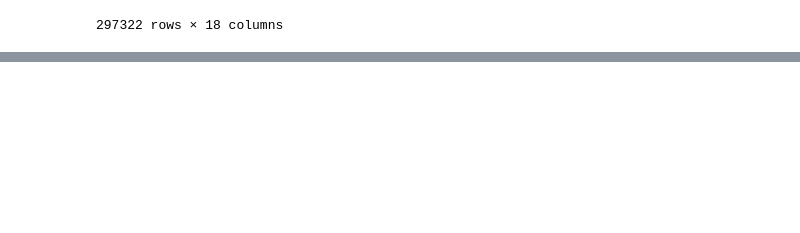
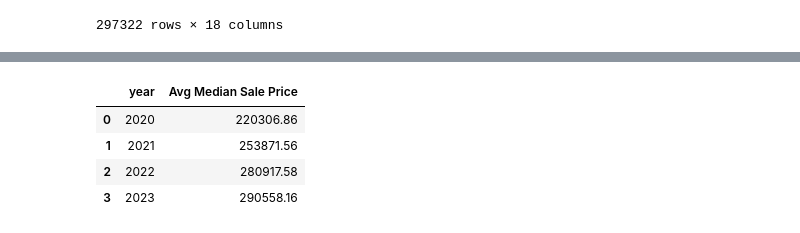
Before and after one commit to mvenegas011/Project1_Group7, a Jupyter notebook: Metro_Homes.ipynb, the cells around one changed output, grey strips where cells are left out. Cells and saved outputs as stored; diff of their text form; code cells hidden in the pictures; blank space fills up the shorter version.

```diff
--- a/Metro_Homes.ipynb
+++ b/Metro_Homes.ipynb
@@ -270,0 +293,13 @@ df_homes2_hometype
+# %%
+# create dataframe for 2020-23 with All Residental Median Sale Price
+df_homes_20_23_AR = df_homes_20_23[df_homes_20_23['property_type'] == 'All Residential']
+df_homes_20_23_AR_sales=df_homes_20_23_AR.groupby([df_homes_20_23_AR.index.year])['median_sale_price'].agg(['mean']).rename(columns={'mean':'Avg Median Sale Price'}).round(2)
+df_homes_20_23_AR_sales = df_homes_20_23_AR_sales.reset_index()
+df_homes_20_23_AR_sales = df_homes_20_23_AR_sales.rename(columns={'period_begin':'year'})
+df_homes_20_23_AR_sales
+# %% [output]
+|  | year | Avg Median Sale Price |
+| 0 | 2020 | 220306.86 |
+| 1 | 2021 | 253871.56 |
+| 2 | 2022 | 280917.58 |
+| 3 | 2023 | 290558.16 |
```
Also changed, not shown: parts of 7 cells of this notebook, 1 other file.
